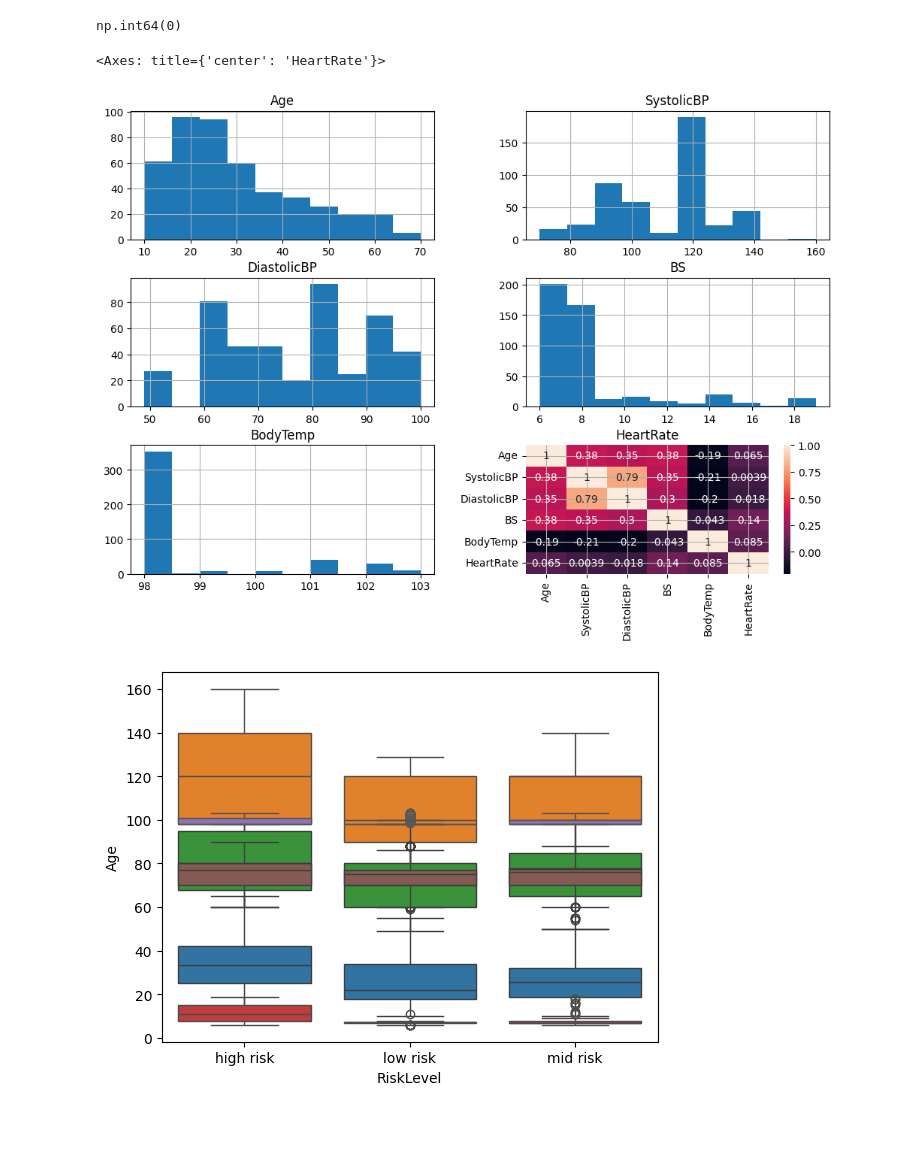
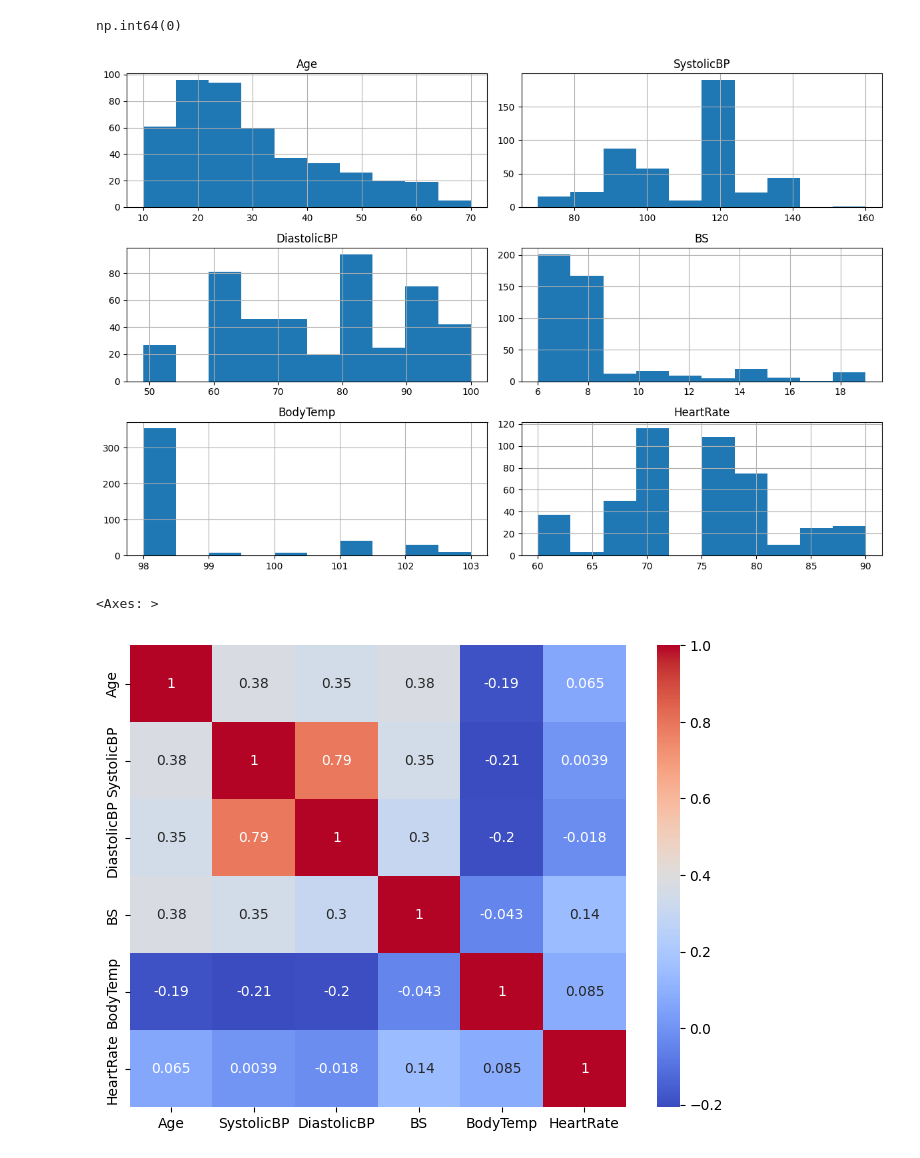
Before and after one commit to aimee-joseph/ML-Lab-2547204, a Jupyter notebook: CIA 3.ipynb, the cells around one changed output. Cells and saved outputs as stored; diff of their text form; code cells hidden in the pictures; blank space fills up the shorter version.

Commit message:
update: fixed visuals in EDA

```diff
--- a/CIA 3.ipynb
+++ b/CIA 3.ipynb
@@ -90,13 +91,13 @@ np.int64(0)
 # %%
 df = df[df["HeartRate"] >= 30].reset_index(drop = True)
 # %%
-df.hist(figsize = (12,8))
-sns.heatmap(df.select_dtypes('number').corr(), annot=True)
+df.hist(figsize = (12, 8))
+plt.tight_layout()
 # %% [output]
-<Axes: title={'center': 'HeartRate'}>
-[figure, old version]
+[figure, new version]
 # %%
-for col in ['Age','SystolicBP','DiastolicBP','BS','BodyTemp','HeartRate']:
-    sns.boxplot(data=df, x='RiskLevel', y=col)
+plt.figure(figsize = (8, 6))
+sns.heatmap(df.select_dtypes("number").corr(), annot = True, cmap = "coolwarm")
 # %% [output]
+<Axes: >
-[figure, old version]
+[figure, new version]
```
Also changed, not shown: parts of 2 cells of this notebook.
